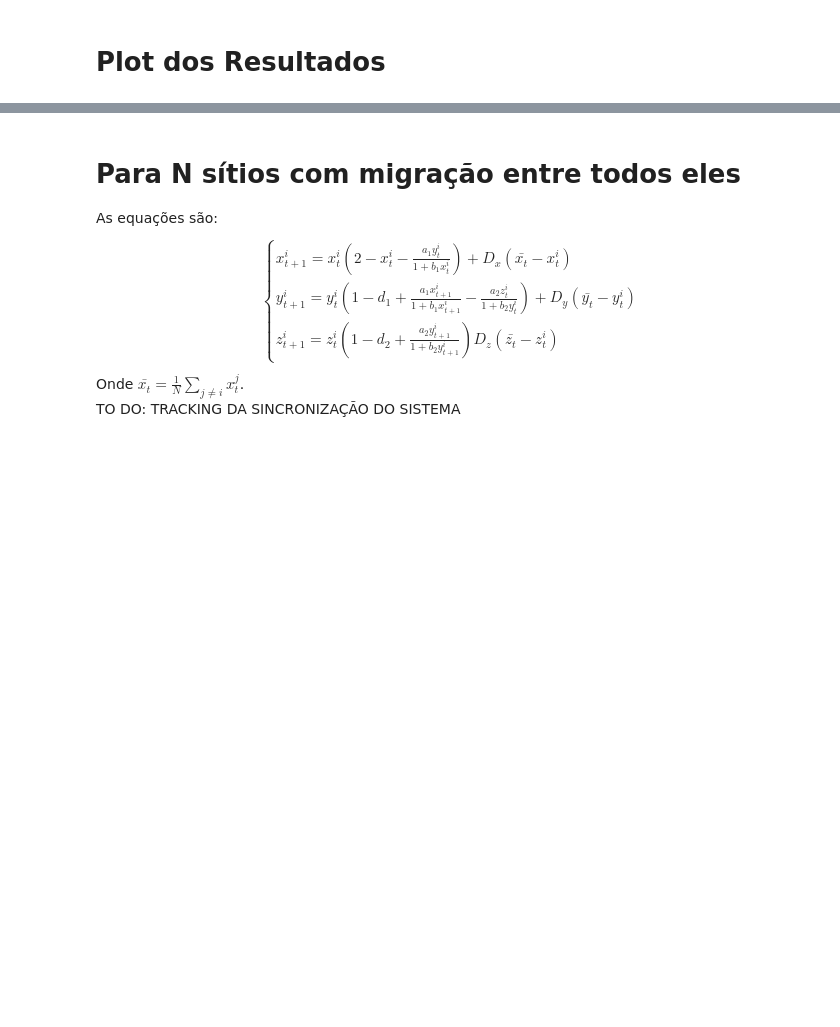
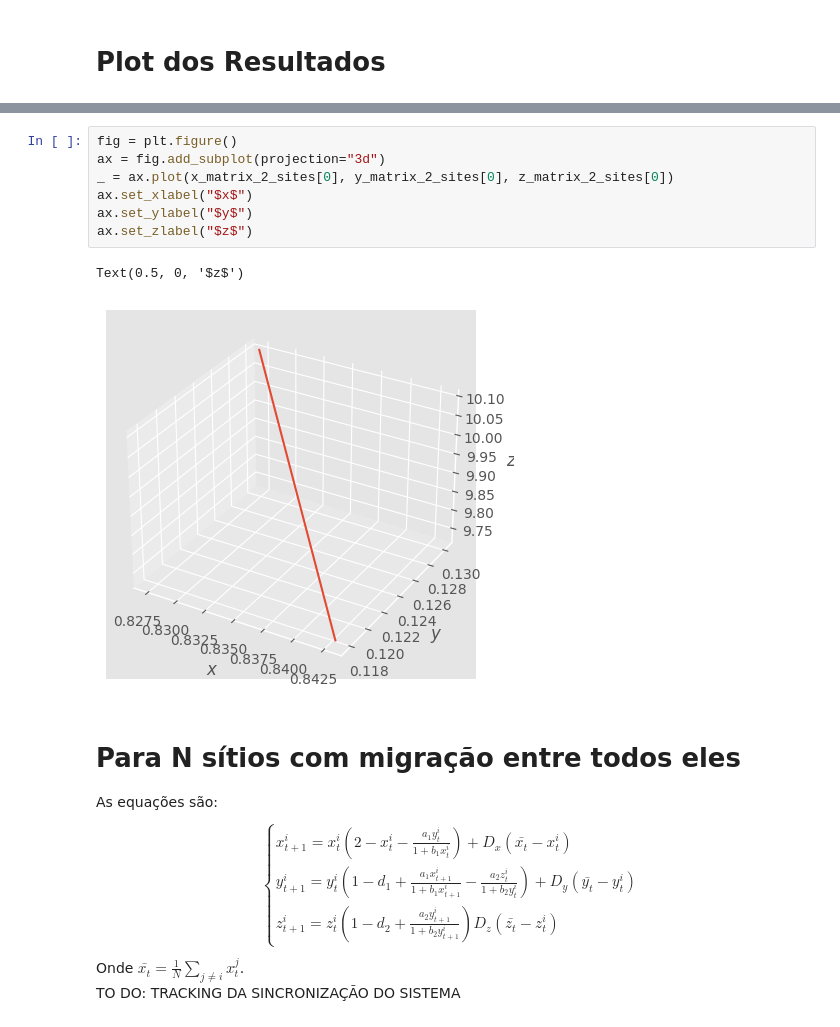
Before and after one commit to Kakooleo/HPM-system, a Jupyter notebook: Simulacao_TCC.ipynb, the cells around one changed output, grey strips where cells are left out. Drawn from its saved outputs; the diff is of its cells as text; blank space fills up the shorter version.

```diff
--- a/Simulacao_TCC.ipynb
+++ b/Simulacao_TCC.ipynb
@@ -258,3 +265,13 @@ Text(0, 0.5, '$z(t)$')
+# %%
+fig = plt.figure()
+ax = fig.add_subplot(projection="3d")
+_ = ax.plot(x_matrix_2_sites[0], y_matrix_2_sites[0], z_matrix_2_sites[0])
+ax.set_xlabel("$x$")
+ax.set_ylabel("$y$")
+ax.set_zlabel("$z$")
+# %% [output]
+Text(0.5, 0, '$z$')
+[figure, added]
 # %% [markdown]
 # Para N sítios com migração entre todos eles
 As equações são:
```
Also changed, not shown: parts of 10 cells of this notebook.
